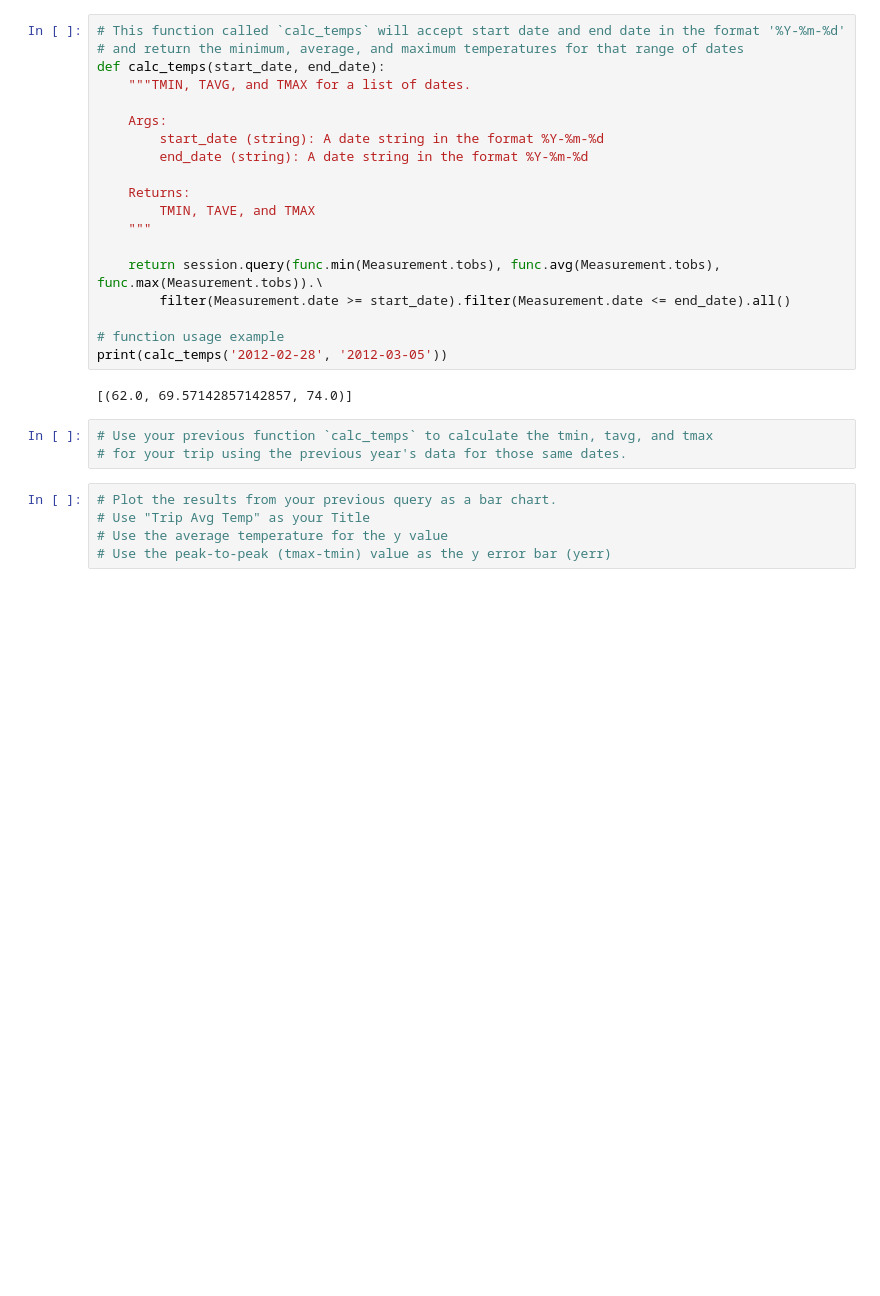
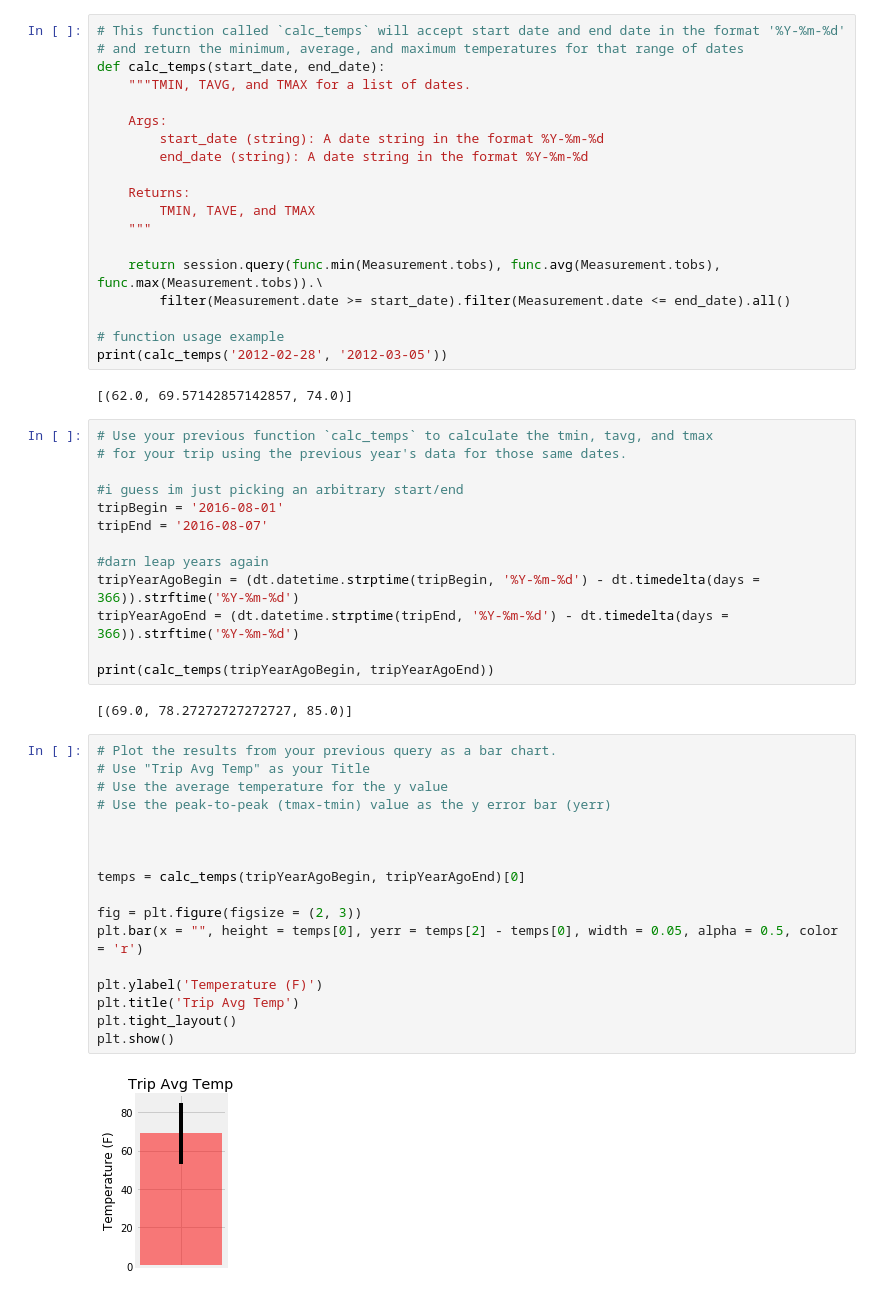
Before and after one commit to CD-JCaro/sqlalchemy-challenge, a Jupyter notebook: climate_starter.ipynb, the cells around one changed output. Drawn from its saved outputs; the diff is of its cells as text; blank space fills up the shorter version.

```diff
--- a/climate_starter.ipynb
+++ b/climate_starter.ipynb
@@ -147,11 +147,37 @@ print(calc_temps('2012-02-28', '2012-03-05'))
 # %%
 # Use your previous function `calc_temps` to calculate the tmin, tavg, and tmax
 # for your trip using the previous year's data for those same dates.
+
+#i guess im just picking an arbitrary start/end
+tripBegin = '2016-08-01'
+tripEnd = '2016-08-07'
+
+#darn leap years again
+tripYearAgoBegin = (dt.datetime.strptime(tripBegin, '%Y-%m-%d') - dt.timedelta(days = 366)).strftime('%Y-%m-%d')
+tripYearAgoEnd = (dt.datetime.strptime(tripEnd, '%Y-%m-%d') - dt.timedelta(days = 366)).strftime('%Y-%m-%d')
+
+print(calc_temps(tripYearAgoBegin, tripYearAgoEnd))
+# %% [output]
+[(69.0, 78.27272727272727, 85.0)]
 # %%
 # Plot the results from your previous query as a bar chart.
 # Use "Trip Avg Temp" as your Title
 # Use the average temperature for the y value
 # Use the peak-to-peak (tmax-tmin) value as the y error bar (yerr)
+
+
+
+temps = calc_temps(tripYearAgoBegin, tripYearAgoEnd)[0]
+
+fig = plt.figure(figsize = (2, 3))
+plt.bar(x = "", height = temps[0], yerr = temps[2] - temps[0], width = 0.05, alpha = 0.5, color = 'r')
+
+plt.ylabel('Temperature (F)')
+plt.title('Trip Avg Temp')
+plt.tight_layout()
+plt.show()
+# %% [output]
+[figure, added]
 # %%
 # Calculate the total amount of rainfall per weather station for your trip dates using the previous year's matching dates.
 # Sort this in descending order by precipitation amount and list the station, name, latitude, longitude, and elevation
```
Also changed, not shown: parts of 8 cells of this notebook.
